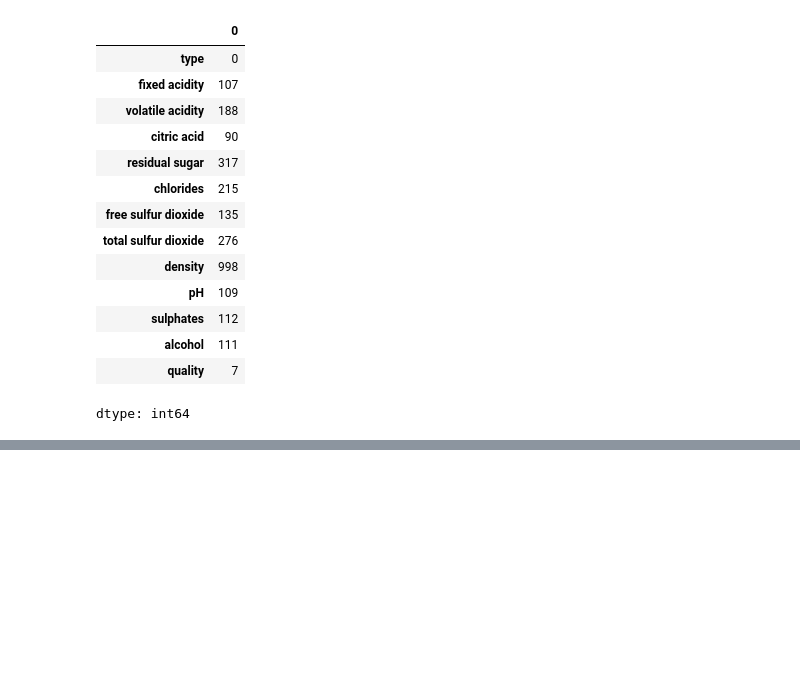
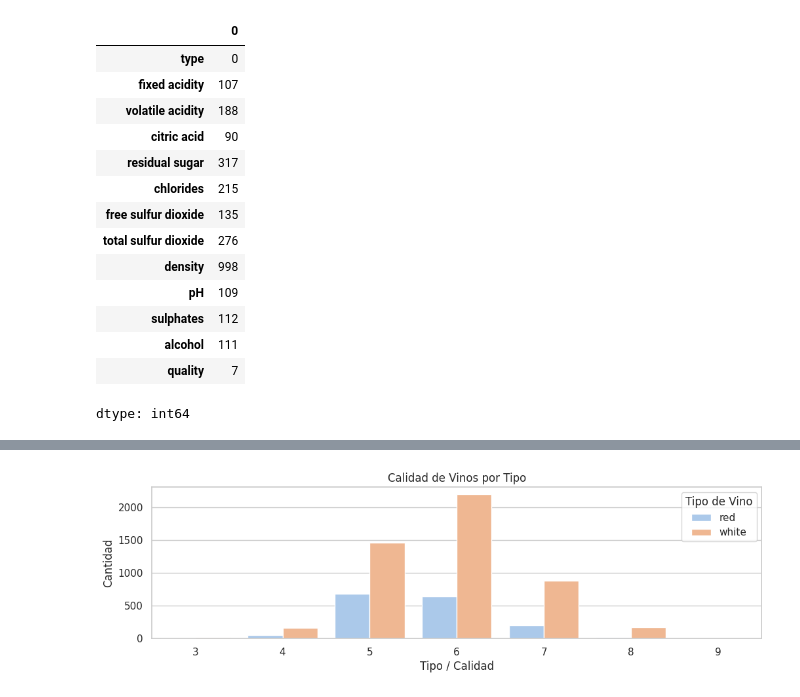
Before and after one commit to eugeinga/CODER-DataScienceI, a Jupyter notebook: TP_Data_Science_I.ipynb, the cells around one changed output, grey strips where cells are left out. Cells and saved outputs as stored; diff of their text form; code cells hidden in the pictures; blank space fills up the shorter version.

Commit message:
Trabajando con Quality

```diff
--- a/TP_Data_Science_I.ipynb
+++ b/TP_Data_Science_I.ipynb
@@ -6,3 +3,11 @@ import numpy as np
+# %%
+import pandas as pd
+import numpy as np
+import seaborn as sns
+import matplotlib.pyplot as plt
+#import plotly.express as px
+
+sns.set_theme(style="whitegrid", palette="pastel") # Estilo de seaborn
 # %% [markdown]
 ## **Acerca del set de datos**
 
@@ -297,3 +238,12 @@ df.nunique()
 | alcohol | 111 |
 | quality | 7 |
 dtype: int64
+# %%
+# Cambio el tipo de variable de "type" y "quality" para que sea considerada una variable categórica
+
+url="https://raw.githubusercontent.com/eugeinga/CODER-DataScienceI/main/winequalityN.csv"
+df2=pd.read_csv(url,sep=',',header=0)
+
+df2['type'] = df2['type'].astype('category')
+df2['quality'] = df2['quality'].astype('category')
+df2.dtypes
@@ -299,0 +304,5 @@ dtype: int64
+# %%
+# Agrupo los datos por tipo y calidad
+
+df2Agrupado = df2.groupby(['type', 'quality'], observed=False).size().reset_index(name='counts')
+df2Agrupado
@@ -299,0 +325,12 @@ dtype: int64
+# %%
+plt.figure(figsize=(12,3))
+sns.barplot(x='quality', y='counts', hue='type', data=df2Agrupado)
+#sns.barplot(x='type', y='counts', hue='quality', data=df2Agrupado)
+
+plt.title('Calidad de Vinos por Tipo')
+plt.xlabel('Tipo / Calidad')
+plt.ylabel('Cantidad')
+plt.legend(title='Tipo de Vino')
+plt.show()
+# %% [output]
+[figure, added]
```
Also changed, not shown: parts of 14 cells of this notebook.
